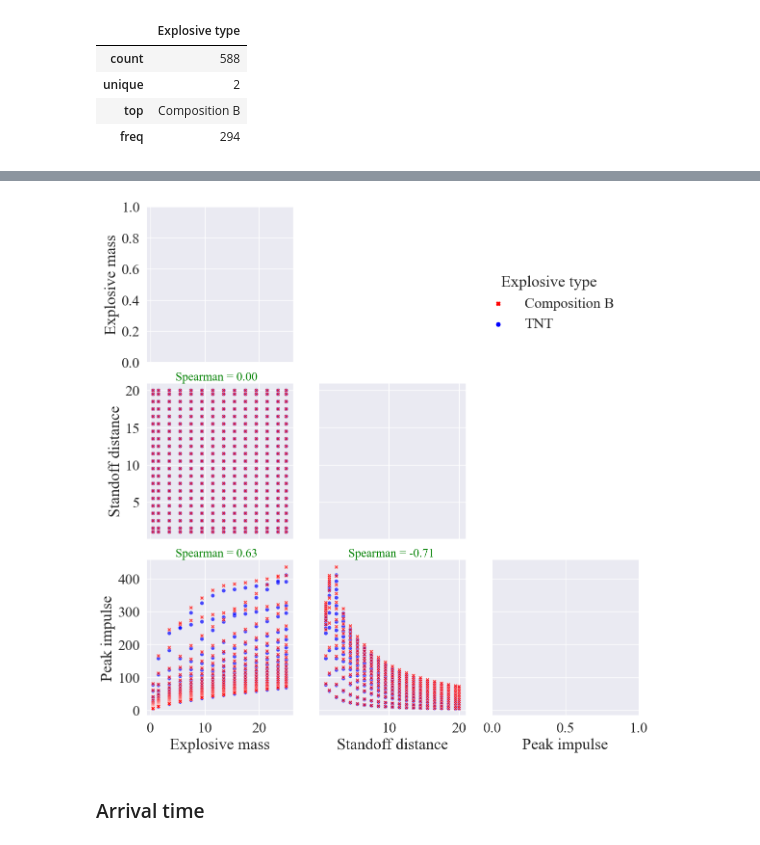
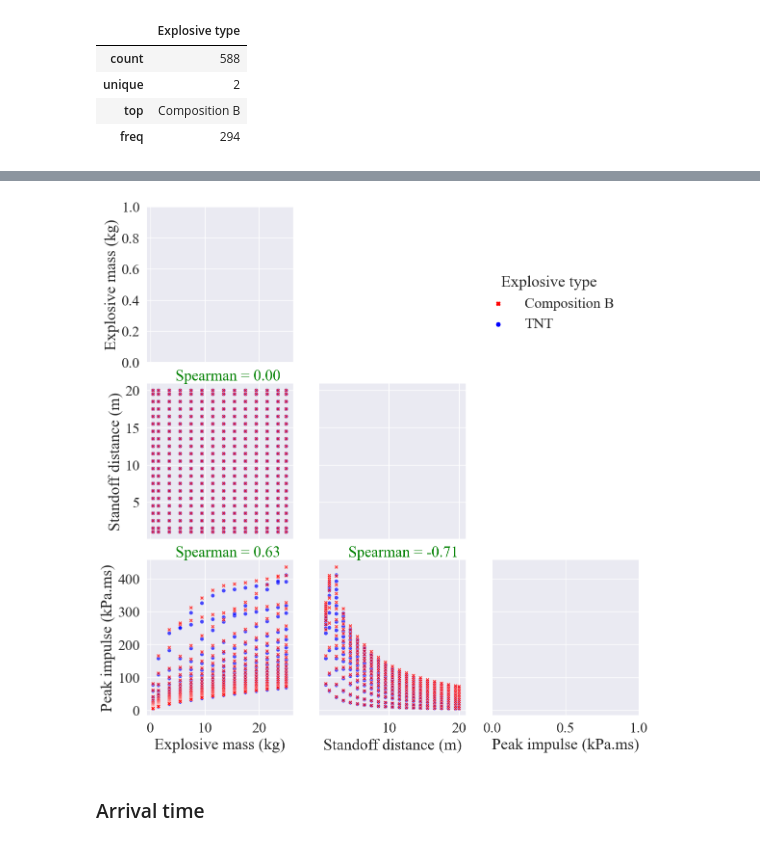
Before and after one commit to ChamodiWidanage/ANN_1D_2, a Jupyter notebook: Feature_correlation.ipynb, the cells around one changed output, grey strips where cells are left out. Saved outputs shown, nothing was run; the diff lists cells and outputs as text; code cells hidden in the pictures.

```diff
--- a/Feature_correlation.ipynb
+++ b/Feature_correlation.ipynb
@@ -33,6 +33,7 @@ dataset_1.corr()
 # Calculate the value
 #corrMatrix1 = dataset_1.corr(method = 'kendall')
 corrMatrix1 = dataset_1.corr(method = 'spearman')
+
 
 # Set the font to New Times Roman for Seaborn
 sns.set(font='serif', font_scale=2)
@@ -42,7 +43,7 @@ plt.rcParams['font.serif'] = ['Times New Roman'] + plt.rcParams['font.serif']
 # Create an instance of the PairGrid class.
 grid = sns.PairGrid(data= dataset_1,
                     hue = "Explosive type",
-                    vars = ["Explosive mass", "Standoff distance", "Peak incident pressure"],
+                    vars = ["Explosive mass (kg)", "Standoff distance (m)", "Peak incident pressure (kPa)"],
                     palette=[ "red", "blue"],
                     diag_sharey=False,
                     corner=True,
@@ -69,9 +70,10 @@ grid.add_legend(loc = (0.65,0.75))
 # Add correlation coefficients to the plot
 for l, m in zip(*plt.np.tril_indices_from(grid.axes, k=-1)):
     r2 = corrMatrix1.iloc[l, m]
-    grid.axes[l, m].annotate(f"Spearman = {r2:.2f}", xy=(.2, 1.02), xycoords='axes fraction', size = 18, color = 'Green')
+    grid.axes[l, m].annotate(f"Spearman = {r2:.2f}", xy=(.2, 1.02), xycoords='axes fraction', size = 23, color = 'Green')
 
 
 sns.despine()
-plt.show()
+
+plt.savefig('Peak_Pressure/corr.png', dpi = 600, bbox_inches = 'tight')
 # %% [output]
@@ -109,40 +111,41 @@ plt.rcParams['font.serif'] = ['Times New Roman'] + plt.rcParams['font.serif']
 # Create an instance of the PairGrid class.
 grid = sns.PairGrid(data= dataset_2,
                     hue = "Explosive type",
-                    vars = ["Explosive mass", "Standoff distance", "Peak impulse"],
+                    vars = ["Explosive mass (kg)", "Standoff distance (m)", "Peak impulse (kPa.ms)"],
                     palette=[ "red", "blue"],
                     diag_sharey=False,
                     corner=True,
                     height = 4)
 
 #hue_marker={'Composition B':'o','TNT' :'^'}
 
 # Map a scatter plot to the upper triangle
 grid.map_offdiag(sns.scatterplot, alpha = 0.7,  style = dataset_1["Explosive type"], style_order = ["TNT", "Composition B"])
 
 # Map a histogram to the diagonal
 #grid.map_diag(sns.kdeplot)
 
 
 # Map a density plot to the lower triangle
 #grid = grid.map_lower(sns.kdeplot, cmap = 'Reds')
 grid.add_legend(loc = (0.65,0.75))
 
 # Add correlation coefficients to the plot
 #for i, j in zip(*plt.np.tril_indices_from(grid.axes, k=-1)):
  #   r1 = corrMatrix1.iloc[i, j]
   #  grid.axes[i, j].annotate(f"K = {r1:.2f}", xy=(0.1, 1.02), xycoords='axes fraction', size = 18, color = 'Green')
 
 # Add correlation coefficients to the plot
 for l, m in zip(*plt.np.tril_indices_from(grid.axes, k=-1)):
     r2 = corrMatrix2.iloc[l, m]
-    grid.axes[l, m].annotate(f"Spearman = {r2:.2f}", xy=(.2, 1.02), xycoords='axes fraction', size = 18, color = 'Green')
+    grid.axes[l, m].annotate(f"Spearman = {r2:.2f}", xy=(.2, 1.02), xycoords='axes fraction', size = 23, color = 'Green')
 
 
 sns.despine()
-plt.show()
+
+plt.savefig('Peak_Impulse/corr.png', dpi = 600, bbox_inches = 'tight')
 # %% [output]
-[figure, old version]
+[figure, new version]
 # %% [markdown]
 ### Arrival time
 # %%
```
Also changed, not shown: parts of 3 cells of this notebook, 6 other files.
